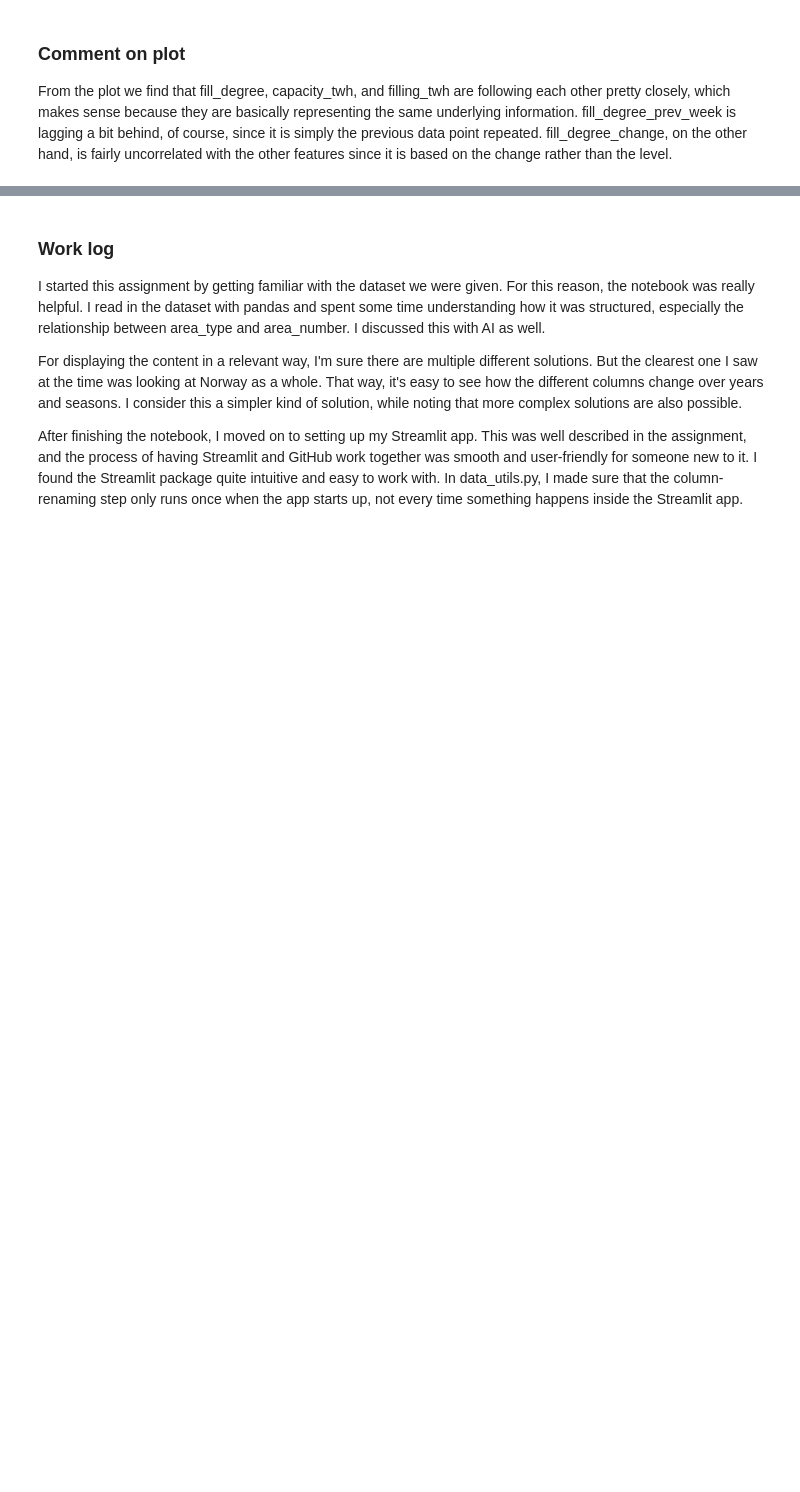
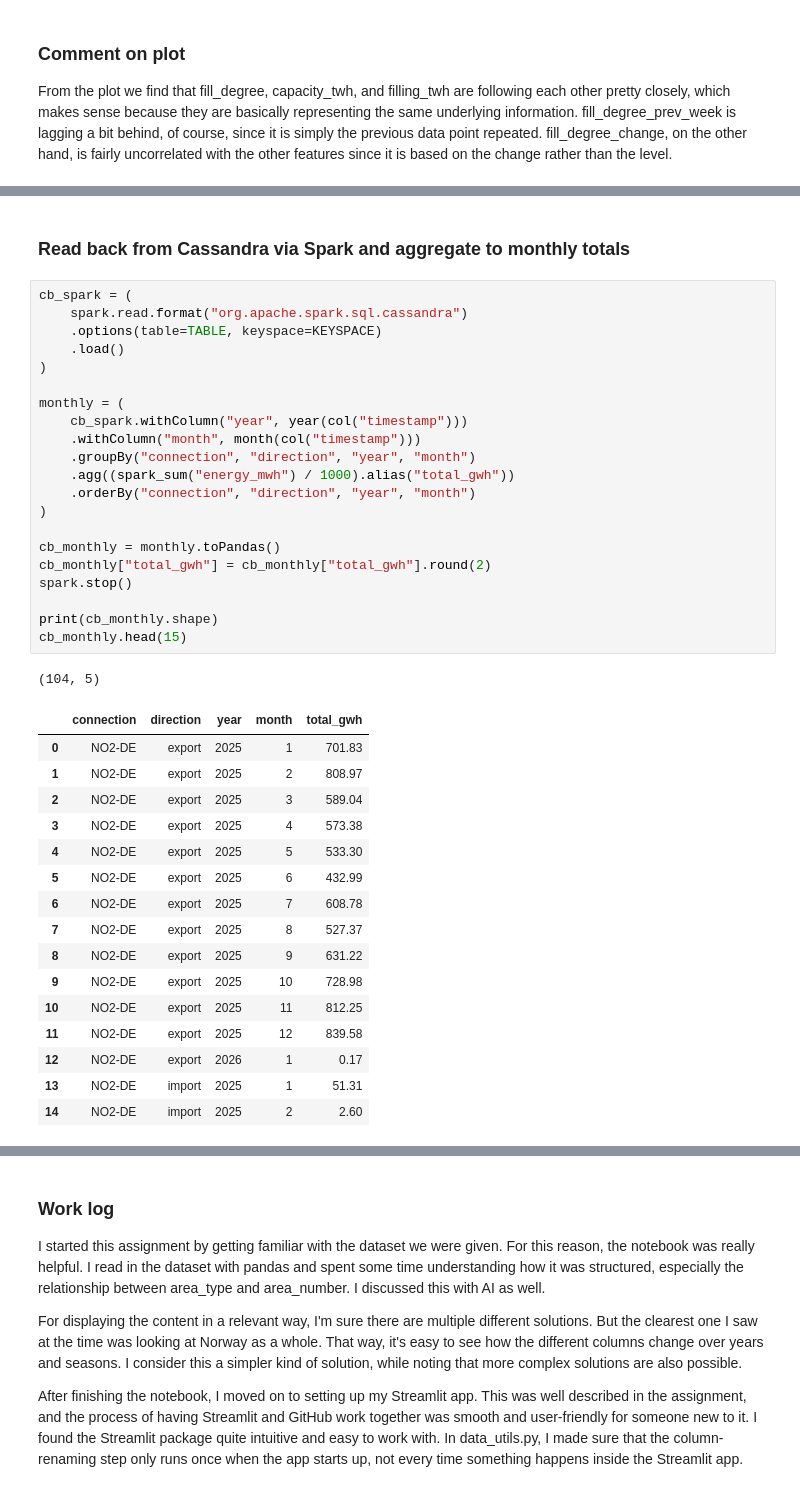
Before and after one commit to Erlinghm/Erlinghm-ind320, a Jupyter notebook: jupyter.ipynb, the cells around one changed output, grey strips where cells are left out. Saved outputs shown, nothing was run; the diff lists cells and outputs as text; blank space fills up the shorter version.

```diff
--- a/jupyter.ipynb
+++ b/jupyter.ipynb
@@ -190,0 +328,41 @@ the other features since it is based on the change rather than the level.
+# %% [markdown]
+### Read back from Cassandra via Spark and aggregate to monthly totals
+# %%
+cb_spark = (
+    spark.read.format("org.apache.spark.sql.cassandra")
+    .options(table=TABLE, keyspace=KEYSPACE)
+    .load()
+)
+
+monthly = (
+    cb_spark.withColumn("year", year(col("timestamp")))
+    .withColumn("month", month(col("timestamp")))
+    .groupBy("connection", "direction", "year", "month")
+    .agg((spark_sum("energy_mwh") / 1000).alias("total_gwh"))
+    .orderBy("connection", "direction", "year", "month")
+)
+
+cb_monthly = monthly.toPandas()
+cb_monthly["total_gwh"] = cb_monthly["total_gwh"].round(2)
+spark.stop()
+
+print(cb_monthly.shape)
+cb_monthly.head(15)
+# %% [output]
+(104, 5)
+|  | connection | direction | year | month | total_gwh |
+| 0 | NO2-DE | export | 2025 | 1 | 701.83 |
+| 1 | NO2-DE | export | 2025 | 2 | 808.97 |
+| 2 | NO2-DE | export | 2025 | 3 | 589.04 |
+| 3 | NO2-DE | export | 2025 | 4 | 573.38 |
+| 4 | NO2-DE | export | 2025 | 5 | 533.30 |
+| 5 | NO2-DE | export | 2025 | 6 | 432.99 |
+| 6 | NO2-DE | export | 2025 | 7 | 608.78 |
+| 7 | NO2-DE | export | 2025 | 8 | 527.37 |
+| 8 | NO2-DE | export | 2025 | 9 | 631.22 |
+| 9 | NO2-DE | export | 2025 | 10 | 728.98 |
+| 10 | NO2-DE | export | 2025 | 11 | 812.25 |
+| 11 | NO2-DE | export | 2025 | 12 | 839.58 |
+| 12 | NO2-DE | export | 2026 | 1 | 0.17 |
+| 13 | NO2-DE | import | 2025 | 1 | 51.31 |
+| 14 | NO2-DE | import | 2025 | 2 | 2.60 |
```
Also changed, not shown: parts of 14 cells of this notebook, 4 other files.
